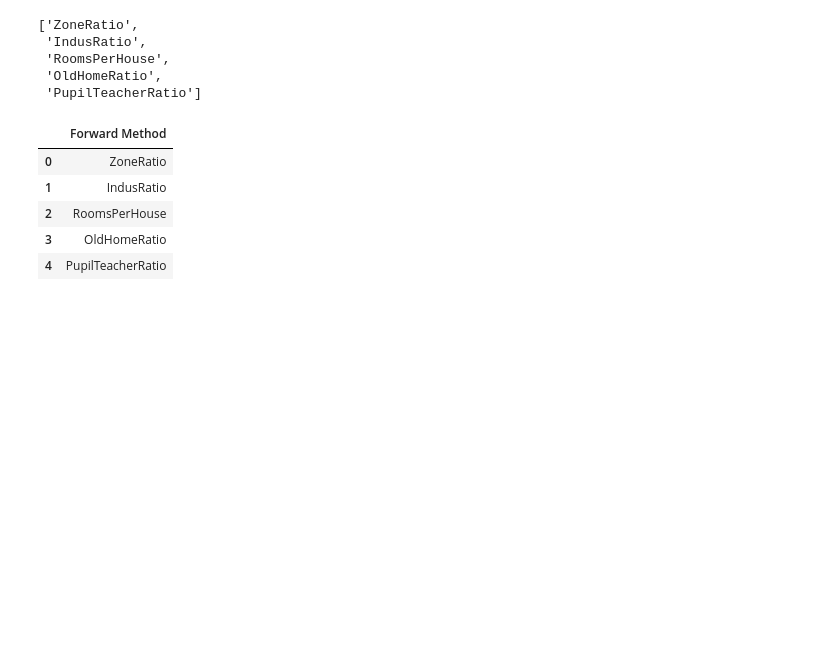
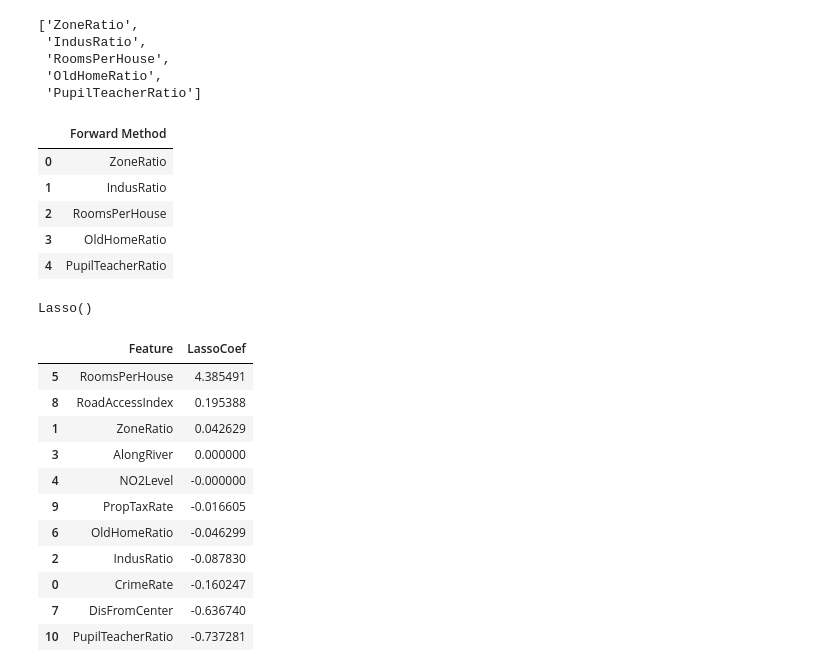
Before and after one commit to nehakale1403/Machine_Learning_Pluralsight, a Jupyter notebook: PreparingDataForFeatureEngineeringAndML/PerformingFeatureSelection.ipynb, the cells around one changed output. Cells and saved outputs as stored; diff of their text form; code cells hidden in the pictures; blank space fills up the shorter version.

```diff
--- a/PreparingDataForFeatureEngineeringAndML/PerformingFeatureSelection.ipynb
+++ b/PreparingDataForFeatureEngineeringAndML/PerformingFeatureSelection.ipynb
@@ -305,0 +308,24 @@ forw_df
+# %%
+# the alpha property determines the strength of the regularization and value of 1 indicated the strongest regularization
+lasso = Lasso(alpha=1.0)
+lasso.fit(features, target)
+# %% [output]
+Lasso()
+# %%
+lasso_coef = pd.DataFrame({'Feature': features.columns,
+                          'LassoCoef': lasso.coef_}).sort_values(by='LassoCoef', ascending= False)
+
+lasso_coef
+# %% [output]
+|  | Feature | LassoCoef |
+| 5 | RoomsPerHouse | 4.385491 |
+| 8 | RoadAccessIndex | 0.195388 |
+| 1 | ZoneRatio | 0.042629 |
+| 3 | AlongRiver | 0.000000 |
+| 4 | NO2Level | -0.000000 |
+| 9 | PropTaxRate | -0.016605 |
+| 6 | OldHomeRatio | -0.046299 |
+| 2 | IndusRatio | -0.087830 |
+| 0 | CrimeRate | -0.160247 |
+| 7 | DisFromCenter | -0.636740 |
+| 10 | PupilTeacherRatio | -0.737281 |
```
Also changed, not shown: parts of 12 cells of this notebook.
